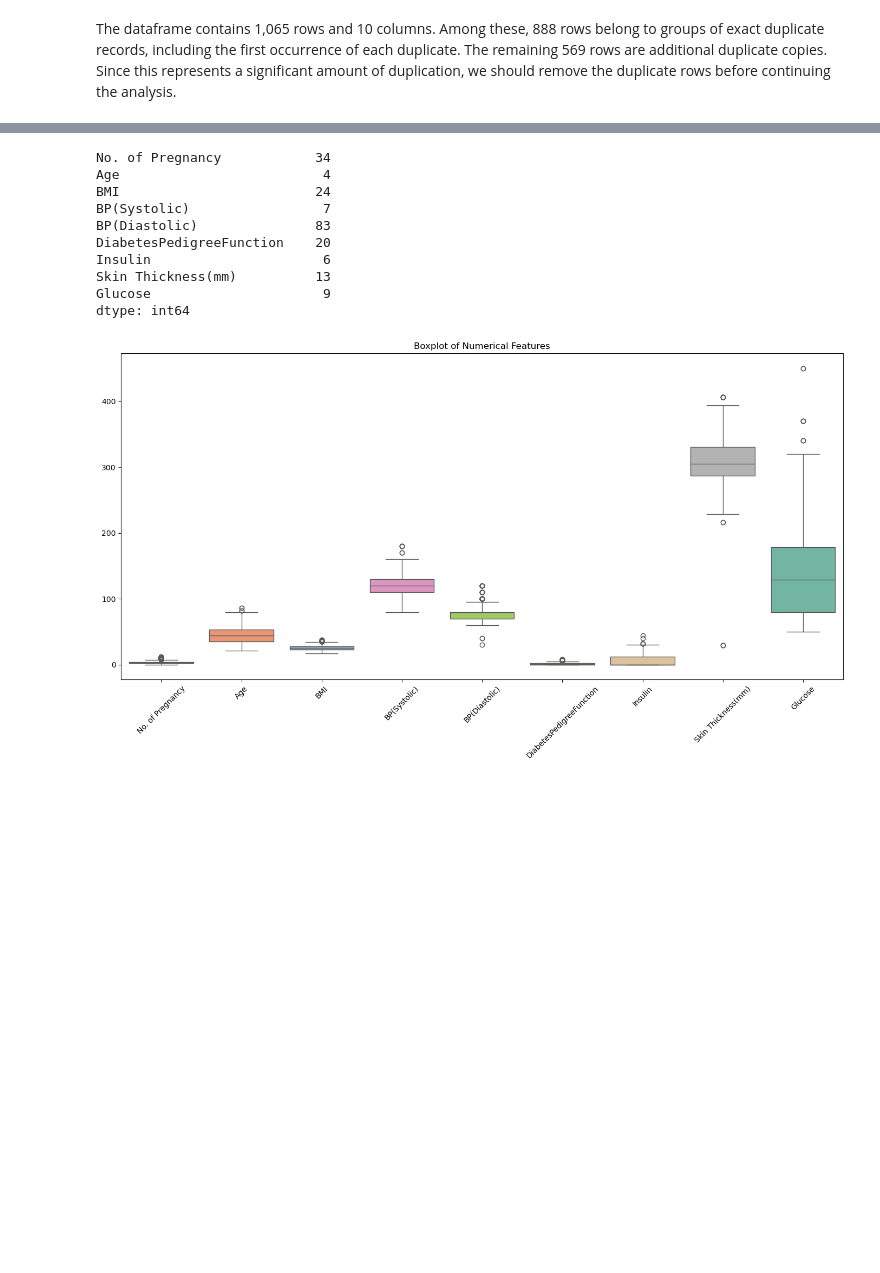
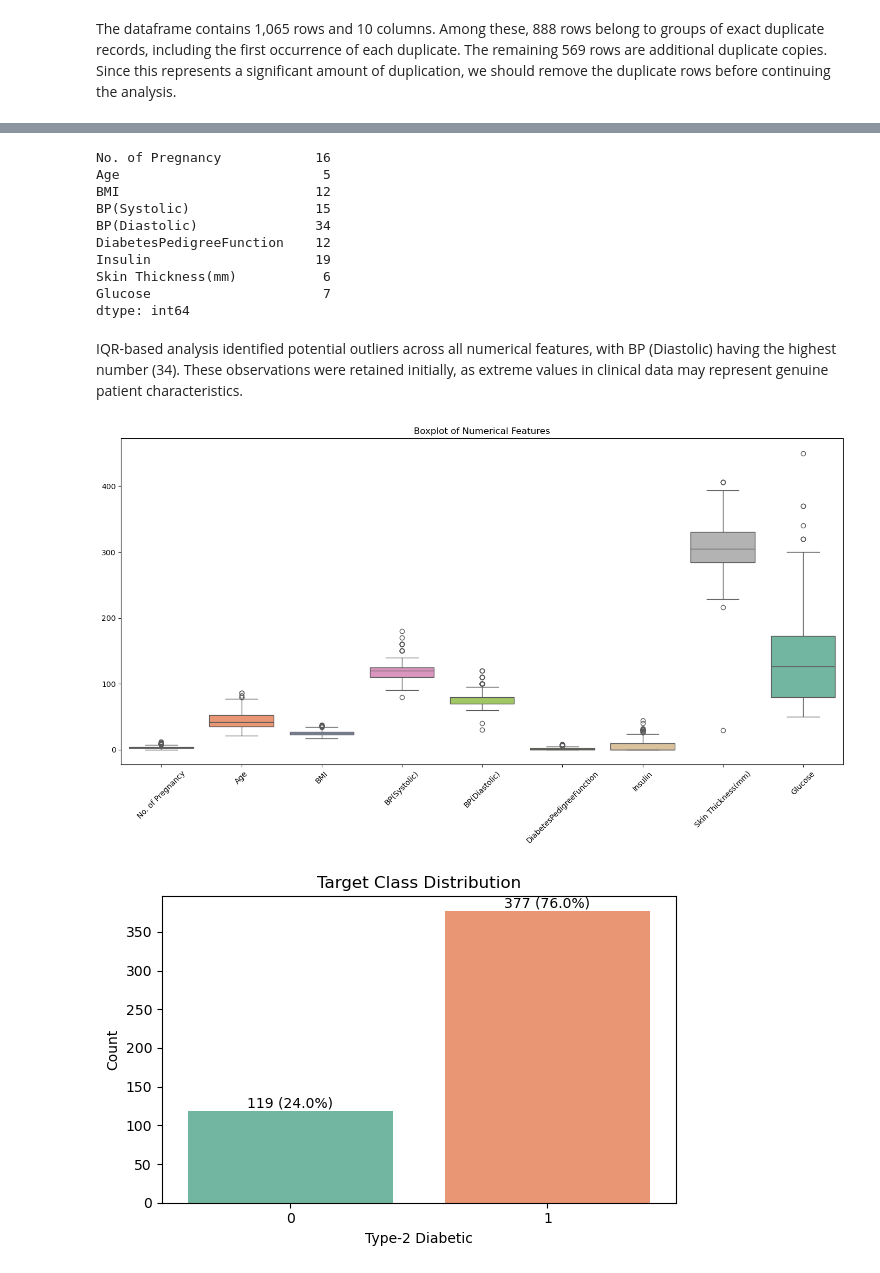
Before and after one commit to habib33-3/diabetes-detection-system, a Jupyter notebook: code.ipynb, the cells around one changed output, grey strips where cells are left out. Cells and saved outputs as stored; diff of their text form; code cells hidden in the pictures; blank space fills up the shorter version.

```diff
--- a/code.ipynb
+++ b/code.ipynb
@@ -170,0 +178,2 @@ plt.show()
+# %%
+df = df.drop_duplicates().reset_index(drop=True)
@@ -170,0 +217,4 @@ plt.show()
+# %%
+df["BP(Diastolic)"] = df["BP(Diastolic)"].fillna(
+    df["BP(Diastolic)"].median()
+)
@@ -170,0 +236,4 @@ plt.show()
+# %%
+df["Skin Thickness(mm)"] = df["Skin Thickness(mm)"].fillna(
+    df["Skin Thickness(mm)"].median()
+)
@@ -184,20 +289,20 @@ outliers = (
     (df[feature_cols] > upper_bound)
 )
 
-outlier_counts = outliers.sum()
-
-print(outlier_counts)
+outliers.sum()
 # %% [output]
-No. of Pregnancy            34
-Age                          4
-BMI                         24
-BP(Systolic)                 7
-BP(Diastolic)               83
-DiabetesPedigreeFunction    20
-Insulin                      6
-Skin Thickness(mm)          13
-Glucose                      9
+No. of Pregnancy            16
+Age                          5
+BMI                         12
+BP(Systolic)                15
+BP(Diastolic)               34
+DiabetesPedigreeFunction    12
+Insulin                     19
+Skin Thickness(mm)           6
+Glucose                      7
 dtype: int64
+# %% [markdown]
+IQR-based analysis identified potential outliers across all numerical features, with BP (Diastolic) having the highest number (34). These observations were retained initially, as extreme values in clinical data may represent genuine patient characteristics.
 # %%
 plt.figure(figsize=(14, 8))
 
@@ -208,4 +313,4 @@ plt.xticks(rotation=45)
 plt.tight_layout()
 plt.show()
 # %% [output]
-[figure, old version]
+[figure, new version]
@@ -213,0 +317,28 @@ corr = df.corr(numeric_only=True)
+# %%
+plt.figure(figsize=(6, 4))
+
+ax = sns.countplot(
+    data=df,
+    x=target_col,
+    palette="Set2",
+    hue=target_col,
+    legend=False
+)
+
+total = len(df)
+
+for container in ax.containers:
+    labels = [
+        f"{bar.get_height():.0f} ({bar.get_height()/total:.1%})"
+        for bar in container
+    ]
+    ax.bar_label(container, labels=labels)
+
+plt.title("Target Class Distribution")
+plt.xlabel("Type-2 Diabetic")
+plt.ylabel("Count")
+
+plt.tight_layout()
+plt.show()
+# %% [output]
+[figure, added]
```
Also changed, not shown: parts of 13 cells of this notebook.
